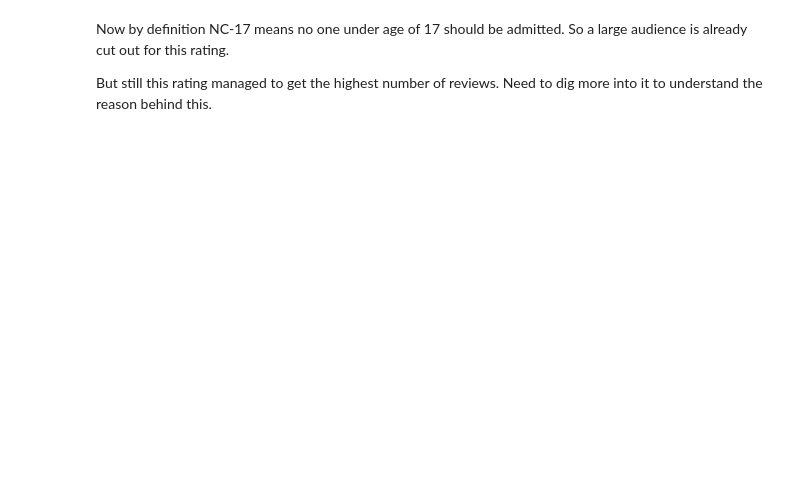
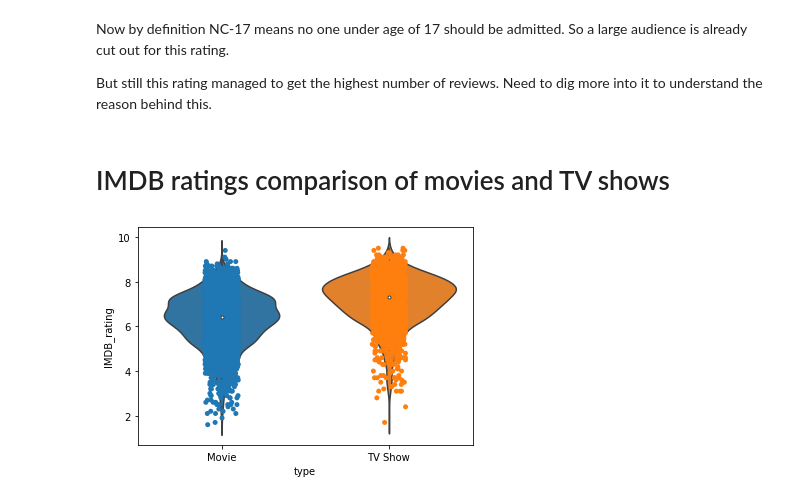
Before and after one commit to pratik-276/Infinite_Stories_with_Data, a Jupyter notebook: Netflix Movies and TV Shows/binge-watching-netflix-check-this-analysis.ipynb, the cells around one changed output. Cells and saved outputs as stored; diff of their text form; code cells hidden in the pictures; blank space fills up the shorter version.

```diff
--- a/Netflix Movies and TV Shows/binge-watching-netflix-check-this-analysis.ipynb
+++ b/Netflix Movies and TV Shows/binge-watching-netflix-check-this-analysis.ipynb
@@ -134,3 +145,10 @@ fig.show()
 Now by definition NC-17 means no one under age of 17 should be admitted. So a large audience is already cut out for this rating.
 
 But still this rating managed to get the highest number of reviews. Need to dig more into it to understand the reason behind this.
+# %% [markdown]
+# IMDB ratings comparison of movies and TV shows
+# %%
+ax = sns.stripplot(x="type", y="IMDB_rating", data=data)
+ax = sns.violinplot(x="type", y="IMDB_rating", data=data)
+# %% [output]
+[figure, added]
```
Also changed, not shown: parts of 14 cells of this notebook.
